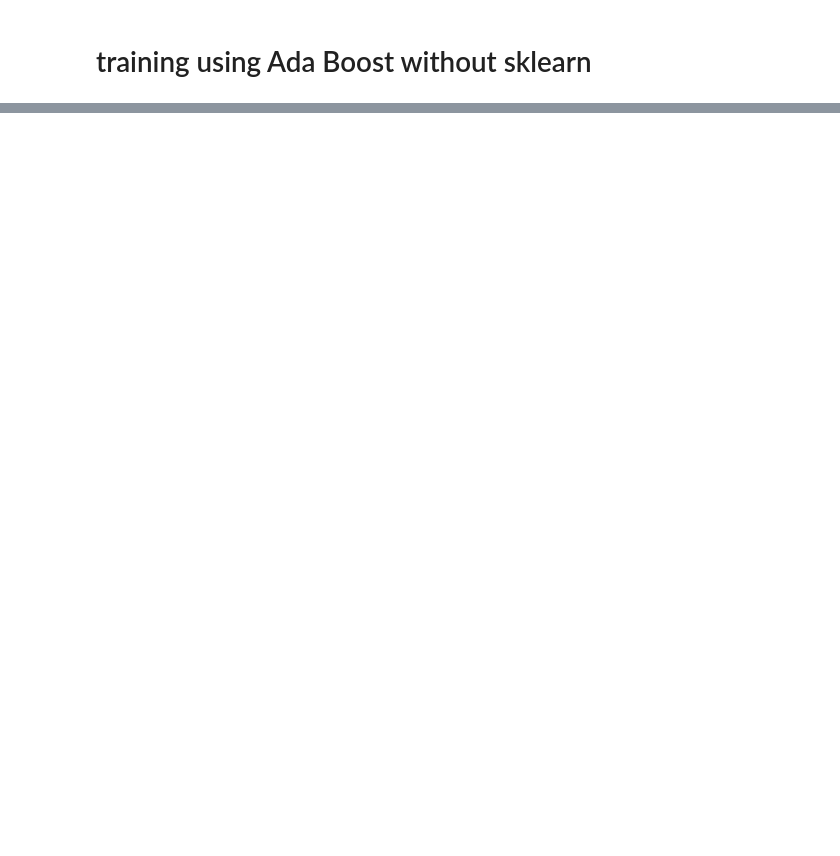
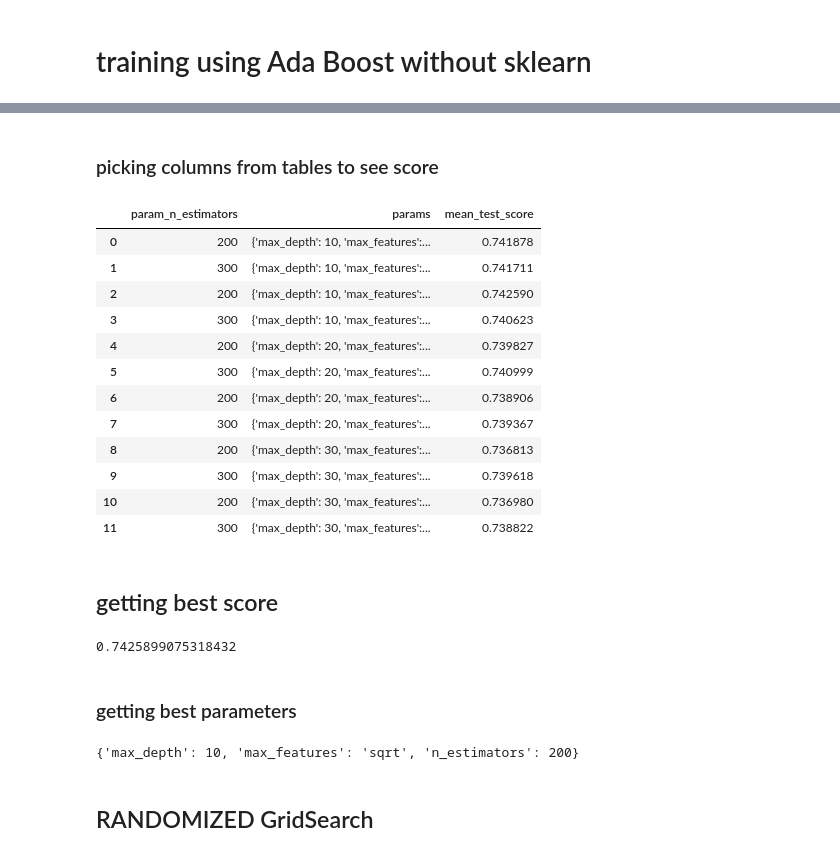
Before and after one commit to Alih111/M.L-smokers-dataset-, a Jupyter notebook: Ensembles.ipynb, the cells around one changed output, grey strips where cells are left out. Cells and saved outputs as stored; diff of their text form; code cells hidden in the pictures; blank space fills up the shorter version.

```diff
--- a/Ensembles.ipynb
+++ b/Ensembles.ipynb
@@ -353,0 +669,32 @@ Accuracy : 0.6327924850555081
+# %% [markdown]
+<h3>picking columns from tables to see score</h3>
+# %%
+df [['param_n_estimators','params','mean_test_score']]
+# %% [output]
+|  | param_n_estimators | params | mean_test_score |
+| 0 | 200 | {'max_depth': 10, 'max_features':... | 0.741878 |
+| 1 | 300 | {'max_depth': 10, 'max_features':... | 0.741711 |
+| 2 | 200 | {'max_depth': 10, 'max_features':... | 0.742590 |
+| 3 | 300 | {'max_depth': 10, 'max_features':... | 0.740623 |
+| 4 | 200 | {'max_depth': 20, 'max_features':... | 0.739827 |
+| 5 | 300 | {'max_depth': 20, 'max_features':... | 0.740999 |
+| 6 | 200 | {'max_depth': 20, 'max_features':... | 0.738906 |
+| 7 | 300 | {'max_depth': 20, 'max_features':... | 0.739367 |
+| 8 | 200 | {'max_depth': 30, 'max_features':... | 0.736813 |
+| 9 | 300 | {'max_depth': 30, 'max_features':... | 0.739618 |
+| 10 | 200 | {'max_depth': 30, 'max_features':... | 0.736980 |
+| 11 | 300 | {'max_depth': 30, 'max_features':... | 0.738822 |
+# %% [markdown]
+<h2>getting best score</h2>
+# %%
+result.best_score_
+# %% [output]
+0.7425899075318432
+# %% [markdown]
+<h3>getting best parameters</h3>
+# %%
+result.best_params_
+# %% [output]
+{'max_depth': 10, 'max_features': 'sqrt', 'n_estimators': 200}
+# %% [markdown]
+<h2>RANDOMIZED GridSearch</h2>
```
Also changed, not shown: parts of 66 cells of this notebook, 1 other file.
